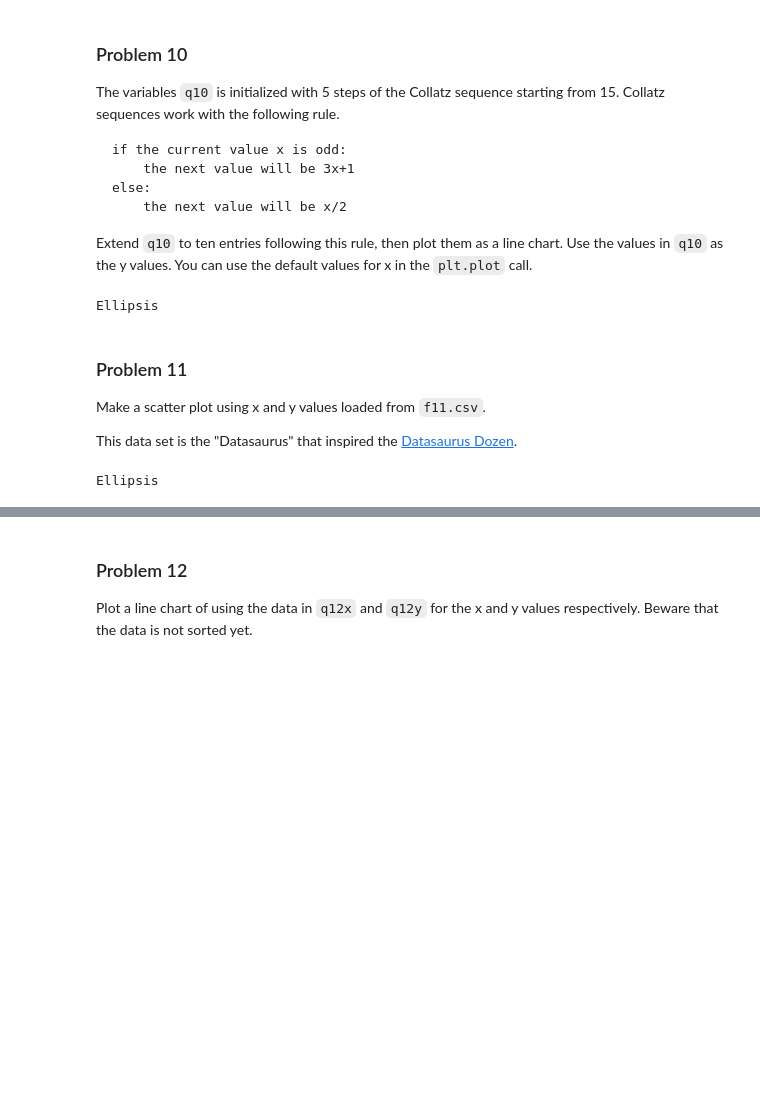
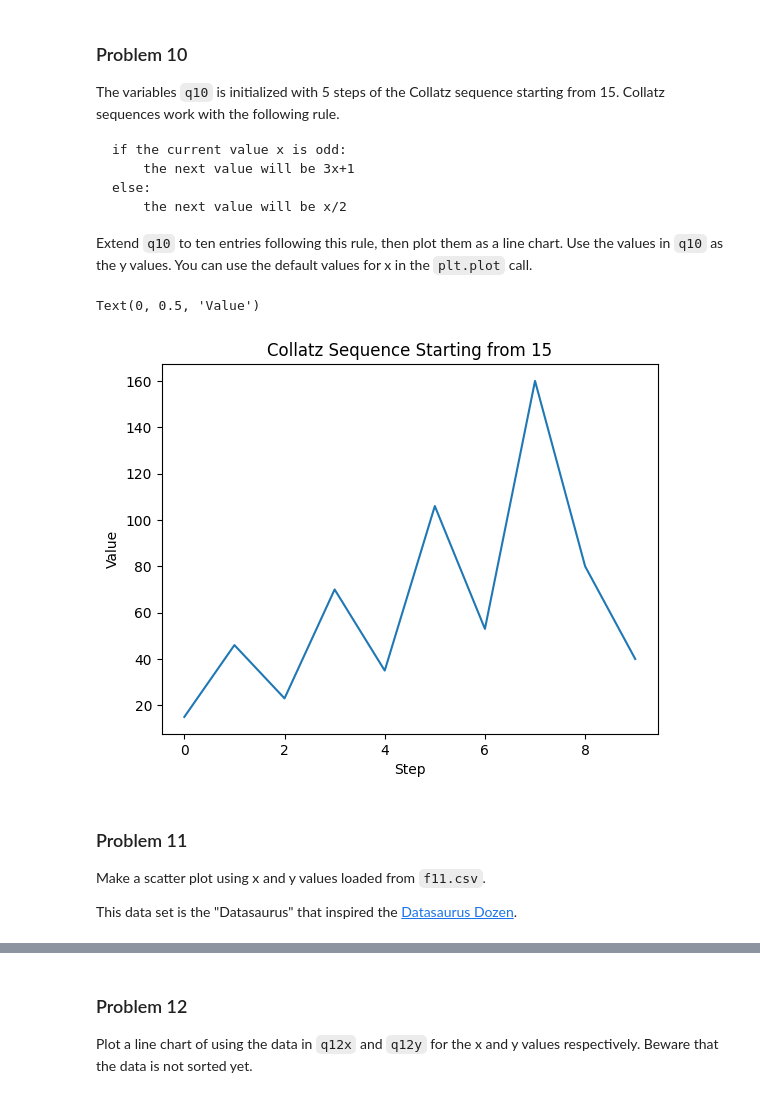
Before and after one commit to teresayc/dx602-homework-05, a Jupyter notebook: homework.ipynb, the cells around one changed output, grey strips where cells are left out. Drawn from its saved outputs; the diff is of its cells as text; code cells hidden in the pictures; blank space fills up the shorter version.

```diff
--- a/homework.ipynb
+++ b/homework.ipynb
@@ -298,21 +298,25 @@ You can use the default values for x in the `plt.plot` call.
 # DO NOT CHANGE
 
 q10 = [15, 46, 23, 70, 35]
-# %%
-# YOUR CHANGES HERE
-
-...
-# %% [output]
-Ellipsis
+# %%
+# YOUR CHANGES HERE
+while len(q10) < 10:
+    x = q10[-1]
+    if x % 2 == 0:  # even
+        q10.append(x // 2)
+    else:           # odd
+        q10.append(3 * x + 1)
+
+plt.plot(q10)
+plt.title("Collatz Sequence Starting from 15")
+plt.xlabel("Step")
+plt.ylabel("Value")
+# %% [output]
+Text(0, 0.5, 'Value')
+[figure, added]
 # %% [markdown]
 ### Problem 11
 
 Make a scatter plot using x and y values loaded from `f11.csv`.
 
 This data set is the "Datasaurus" that inspired the [Datasaurus Dozen](https://www.research.autodesk.com/publications/same-stats-different-graphs/).
-# %%
-# YOUR CHANGES HERE
-
-...
-# %% [output]
-Ellipsis
```
Also changed, not shown: parts of 18 cells of this notebook, 1 other file.
